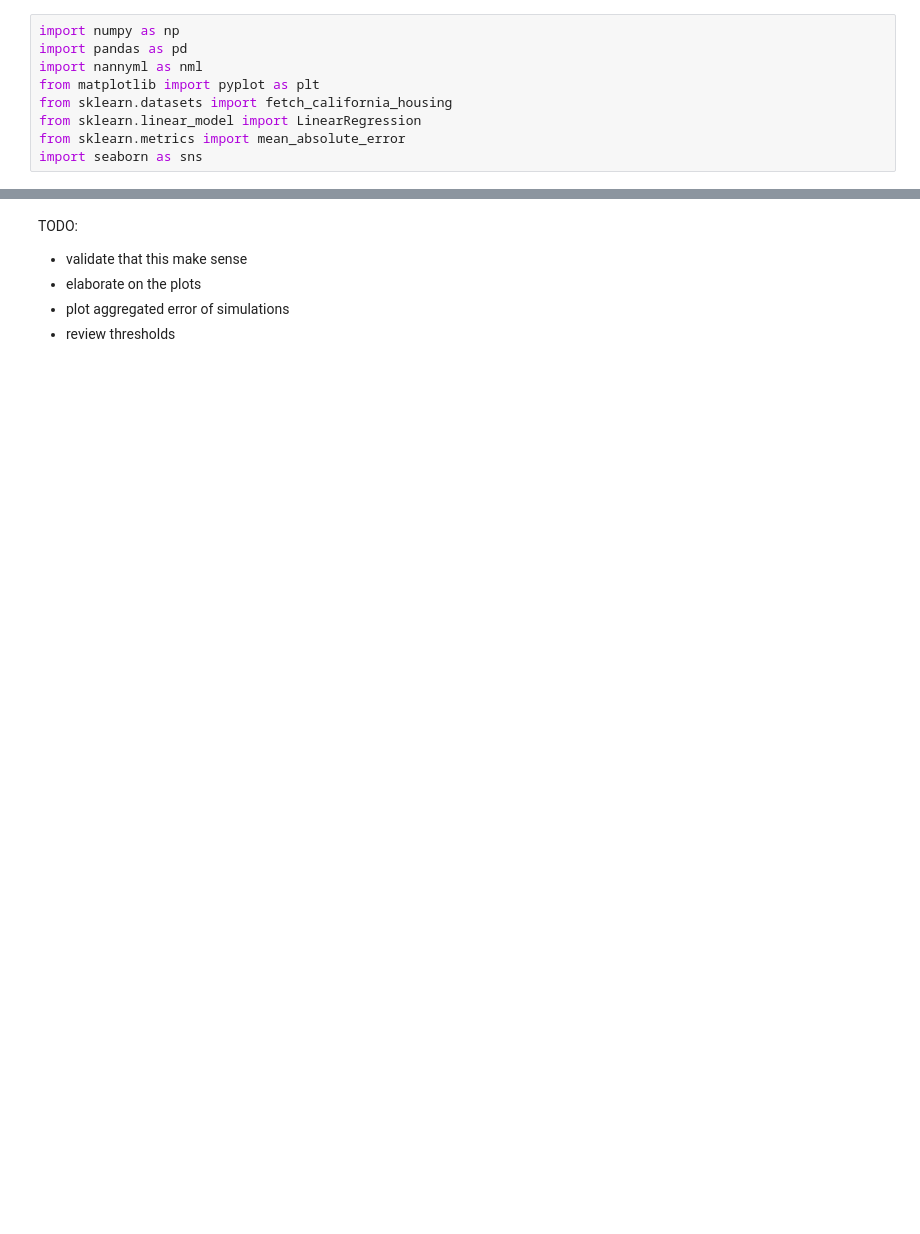
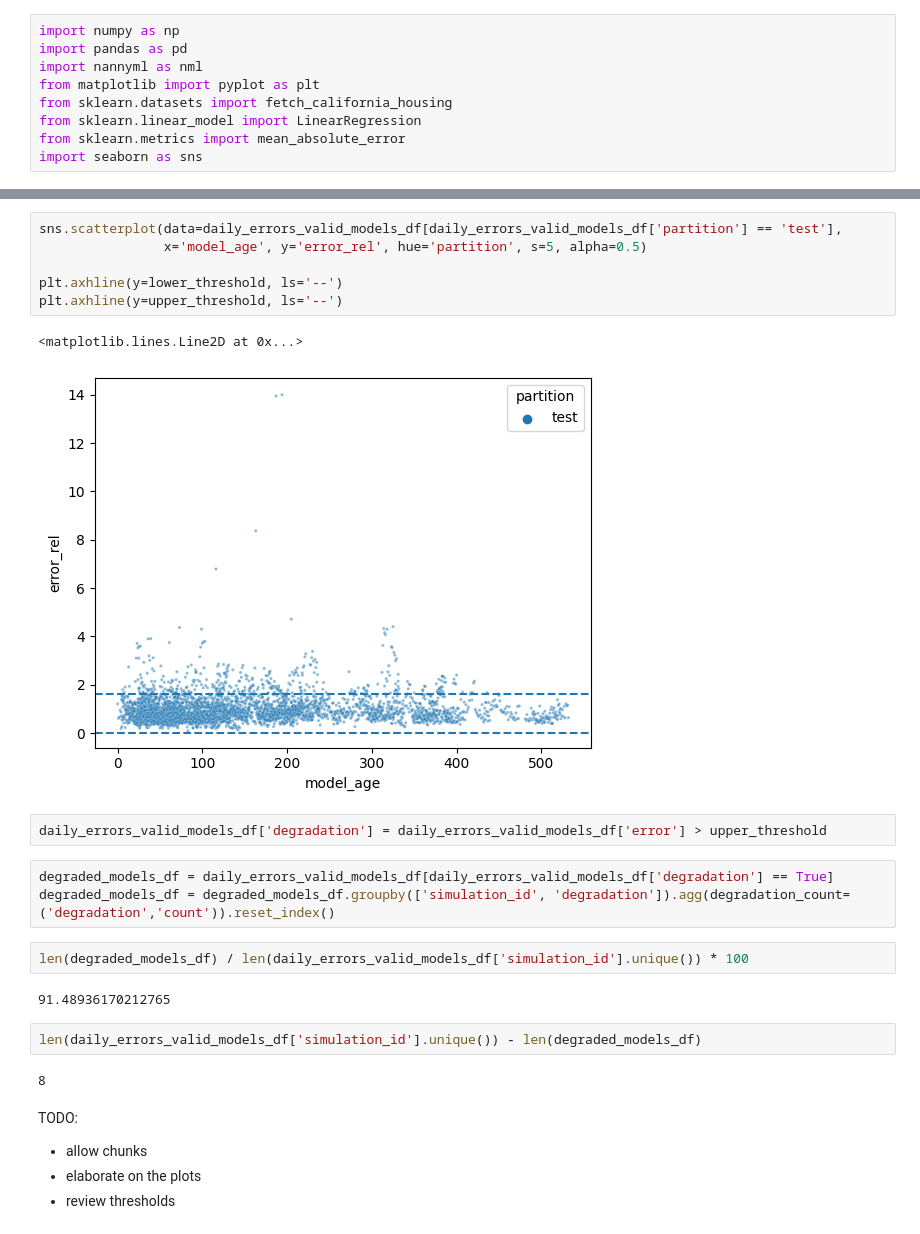
Before and after one commit to santiviquez/ageml, a Jupyter notebook: notebooks/evaluation_framework_sketch.ipynb, the cells around one changed output, grey strips where cells are left out. Drawn from its saved outputs; the diff is of its cells as text; blank space fills up the shorter version.

Commit message:
aggregate by day

```diff
--- a/notebooks/evaluation_framework_sketch.ipynb
+++ b/notebooks/evaluation_framework_sketch.ipynb
@@ -148,7 +166,28 @@ plt.axhline(y=upper_threshold, ls='--')
+# %%
+sns.scatterplot(data=daily_errors_valid_models_df[daily_errors_valid_models_df['partition'] == 'test'],
+                x='model_age', y='error_rel', hue='partition', s=5, alpha=0.5)
+
+plt.axhline(y=lower_threshold, ls='--')
+plt.axhline(y=upper_threshold, ls='--')
+# %% [output]
+<matplotlib.lines.Line2D at 0x...>
+[figure, added]
+# %%
+daily_errors_valid_models_df['degradation'] = daily_errors_valid_models_df['error'] > upper_threshold
+# %%
+degraded_models_df = daily_errors_valid_models_df[daily_errors_valid_models_df['degradation'] == True]
+degraded_models_df = degraded_models_df.groupby(['simulation_id', 'degradation']).agg(degradation_count=('degradation','count')).reset_index()
+# %%
+len(degraded_models_df) / len(daily_errors_valid_models_df['simulation_id'].unique()) * 100
+# %% [output]
+91.48936170212765
+# %%
+len(daily_errors_valid_models_df['simulation_id'].unique()) - len(degraded_models_df)
+# %% [output]
+8
 # %% [markdown]
 TODO:
 
-- validate that this make sense
+- allow chunks
 - elaborate on the plots
-- plot aggregated error of simulations
 - review thresholds
```
Also changed, not shown: parts of 16 cells of this notebook.
